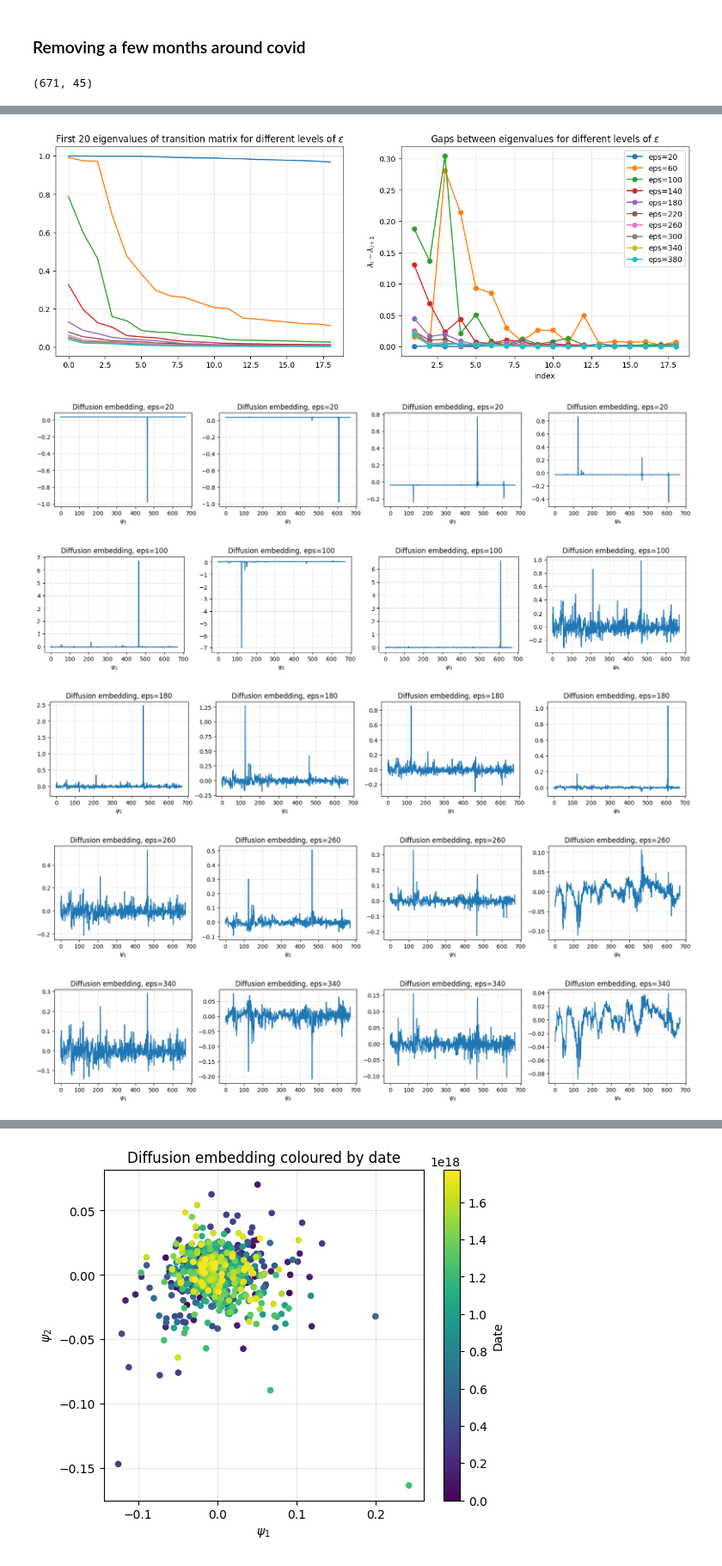
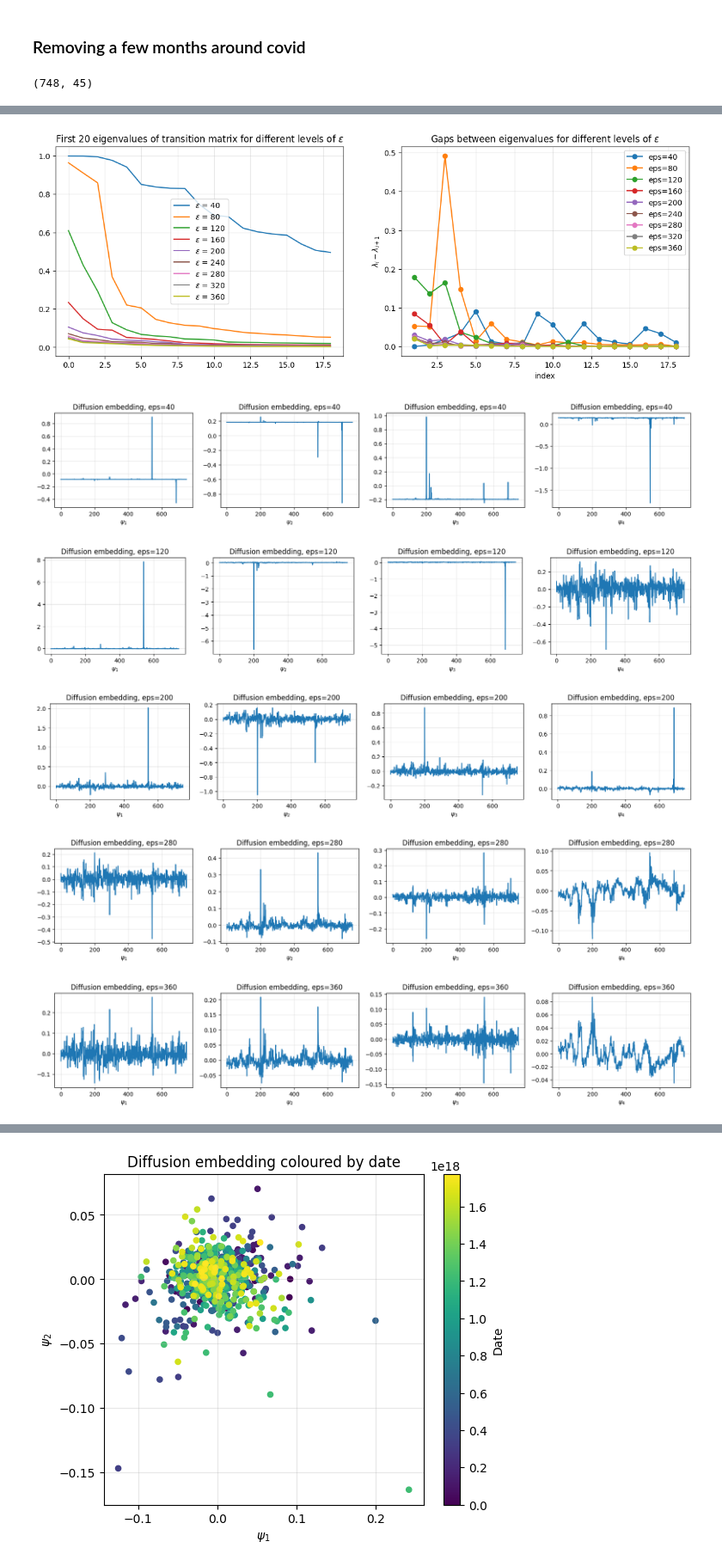
Before and after one commit to adamfowliee/JDKF_Starter, a Jupyter notebook: dissertation_brief/brief_phase2.ipynb, the cells around one changed output, grey strips where cells are left out. Shown at 86% size. Cells and saved outputs as stored; diff of their text form; code cells hidden in the pictures.

Commit message:
trying to fix covid...

```diff
--- a/dissertation_brief/brief_phase2.ipynb
+++ b/dissertation_brief/brief_phase2.ipynb
@@ -138,16 +139,16 @@ The first three coordinates always only pick up the COVID spike. Only after $\va
 Z = np.load("./datasets/Z.npy")
 df = pd.read_parquet("./datasets/observation_df.parquet")
 
-covid = [601, 602, 603, 604, 605]
+covid = [678, 679, 680, 681, 682]
 Z = np.delete(Z, (covid), axis=0)
 df.drop(df.index[covid], axis=0, inplace=True)
 
 dates = df.index; variables = df.columns
 Z.shape
 # %% [output]
-(671, 45)
+(748, 45)
 # %%
-epss = range(20, 385, 40)
+epss = range(40, 385, 40)
 
 trials = len(epss); N = Z.shape[0]; k = 7
 Psis = np.zeros((trials, N, k)); evals = []; qs = []
@@ -223,7 +225,7 @@ for i, eps in enumerate(epss[::skip]):
-[figure, old version]
+[figure, new version]
-[figure, old version]
+[figure, new version]
-[figure, old version]
+[figure, new version]
-[figure, old version]
+[figure, new version]
-[figure, old version]
+[figure, new version]
-[figure, old version]
+[figure, new version]
 # %% [markdown]
```
Also changed, not shown: parts of 13 cells of this notebook, 5 other files.
